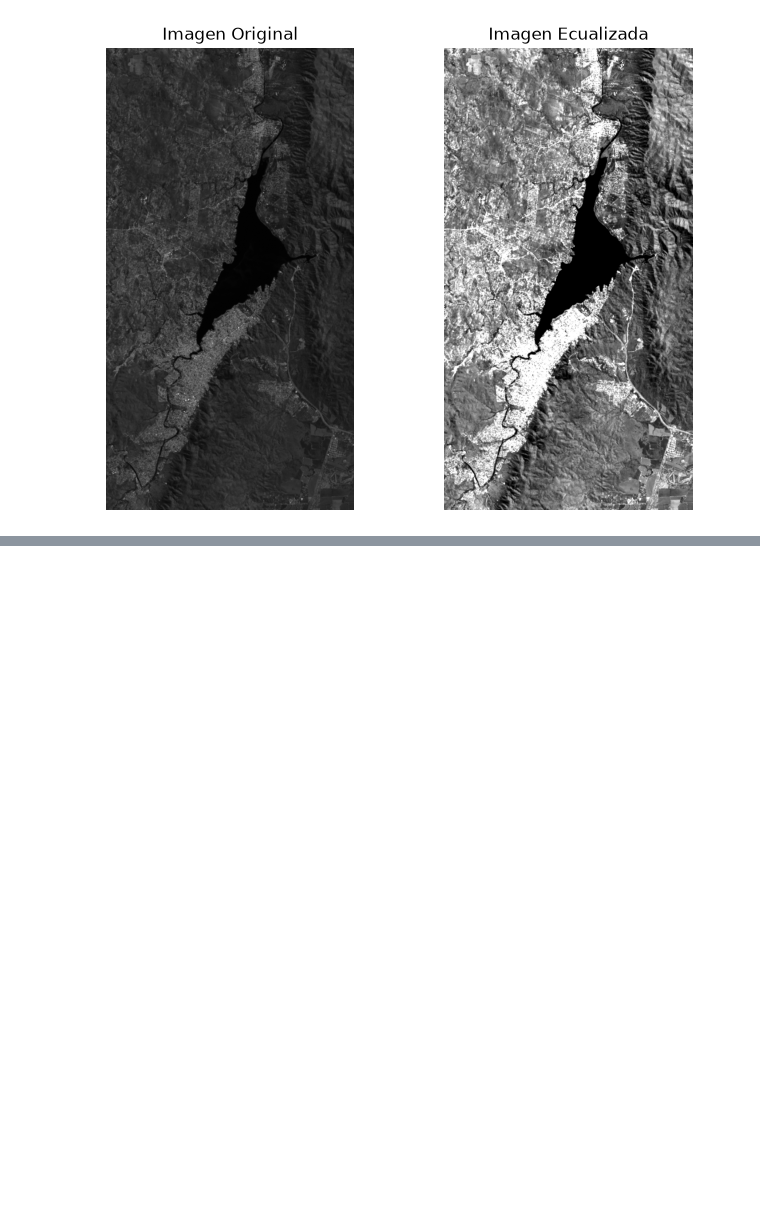
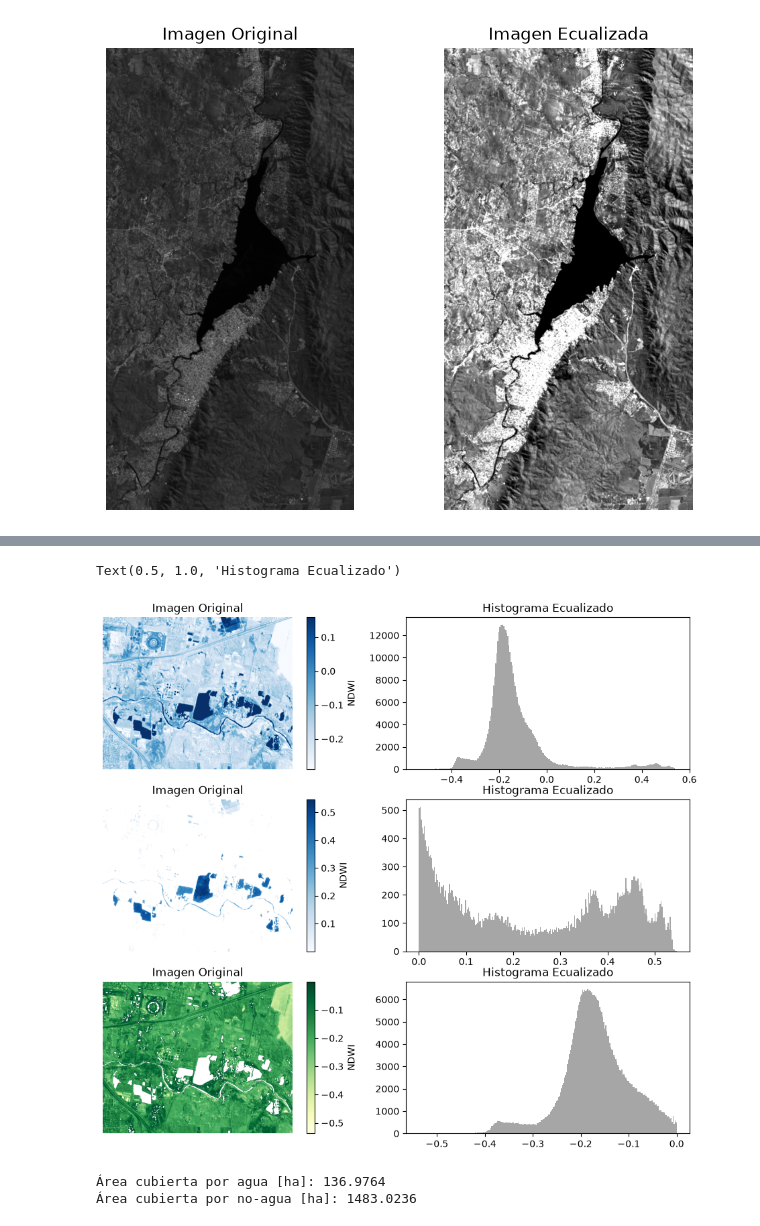
Before and after one commit to francobarrionuevoenv21/MAIE_devs_pub, a Jupyter notebook: Proc_Img/practicos/Entregables01_Barrionuevo.ipynb, the cells around one changed output, grey strips where cells are left out. Cells and saved outputs as stored; diff of their text form; code cells hidden in the pictures; blank space fills up the shorter version.

```diff
--- a/Proc_Img/practicos/Entregables01_Barrionuevo.ipynb
+++ b/Proc_Img/practicos/Entregables01_Barrionuevo.ipynb
@@ -220,0 +217,71 @@ ax[1].axis('off')
+# %%
+#spot_ndwi_path = ''
+spot_ndwi_path = os.path.join('data', 'spot_apilada_ndwi.tif')
+spot_ndwi_ds = rasterio.open(spot_ndwi_path)
+spot_ndwi_da = spot_ndwi_ds.read()[0]
+# %%
+fig, ax = plt.subplots(3, 2, figsize=(12, 10))
+
+im1 =  ax[0, 0].imshow(spot_ndwi_da,
+                vmin = np.nanpercentile(spot_ndwi_da, 5),
+                vmax = np.nanpercentile(spot_ndwi_da, 100-5),
+                cmap='Blues')
+ax[0, 0].set_title('Imagen Original')
+ax[0, 0].axis('off')
+
+fig.colorbar(
+    im1,
+    label="NDWI"
+)
+
+
+ax[0, 1].hist(spot_ndwi_da.ravel(), bins=256, color='gray', alpha=0.7)
+ax[0, 1].set_title('Histograma Ecualizado')
+
+# ---
+
+# Defino NDWI threshold
+
+thresh = 0
+
+im2 = ax[1, 0].imshow(np.where(spot_ndwi_da>0, spot_ndwi_da, np.nan), cmap='Blues')
+ax[1, 0].set_title('Imagen Original')
+ax[1, 0].axis('off')
+
+fig.colorbar(
+    im2,
+    label="NDWI"
+)
+
+ax[1, 1].hist(np.where(spot_ndwi_da>0, spot_ndwi_da, np.nan).ravel(),
+              bins=256, color='gray', alpha=0.7)
+ax[1, 1].set_title('Histograma Ecualizado')
+
+im3 = ax[2, 0].imshow(np.where(spot_ndwi_da<0, spot_ndwi_da, np.nan), cmap='YlGn')
+ax[2, 0].set_title('Imagen Original')
+ax[2, 0].axis('off')
+
+fig.colorbar(
+    im3,
+    label="NDWI"
+)
+
+ax[2, 1].hist(np.where(spot_ndwi_da<0, spot_ndwi_da, np.nan).ravel(),
+              bins=256, color='gray', alpha=0.7)
+ax[2, 1].set_title('Histograma Ecualizado')
+# %% [output]
+Text(0.5, 1.0, 'Histograma Ecualizado')
+[figure, added]
+# %%
+ds_transform = spot_ndwi_ds.transform
+
+area_px = ds_transform.a * ds_transform.e * (-1)
+
+area_agua = np.sum(spot_ndwi_da > 0 * 1) * area_px / 10000
+area_Noagua = np.sum(spot_ndwi_da < 0 * 1) * area_px / 10000
+
+print(f'Área cubierta por agua [ha]: {area_agua}')
+print(f'Área cubierta por no-agua [ha]: {area_Noagua}')
+# %% [output]
+Área cubierta por agua [ha]: 136.9764
+Área cubierta por no-agua [ha]: 1483.0236
```
Also changed, not shown: parts of 24 cells of this notebook, 7 other files.
